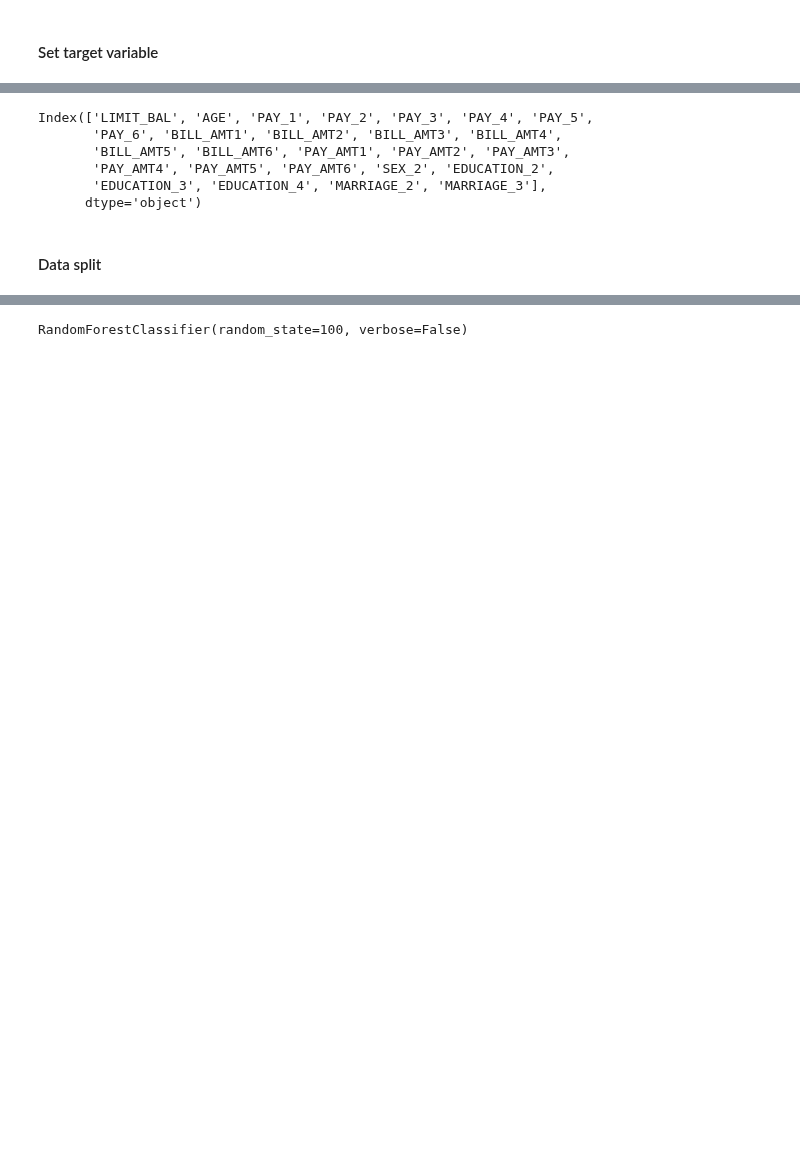
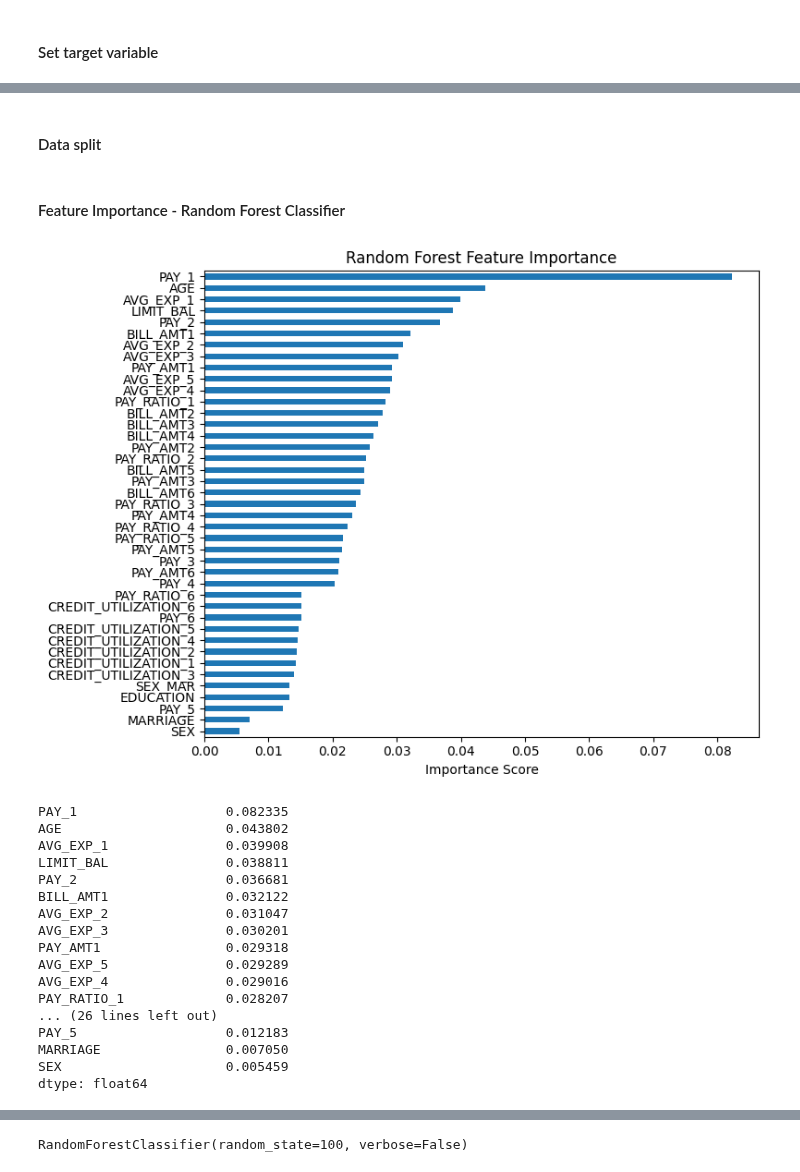
Before and after one commit to minjeoungneev/Default_Credit_Card, a Jupyter notebook: Models.ipynb, the cells around one changed output, grey strips where cells are left out. Drawn from its saved outputs; the diff is of its cells as text; code cells hidden in the pictures; blank space fills up the shorter version.

```diff
--- a/Models.ipynb
+++ b/Models.ipynb
@@ -17,5 +108,5 @@ df_encoded = pd.get_dummies(df, columns=categorical_columns, drop_first=True)
 # %% [markdown]
 #### Set target variable
 # %%
-y = df_encoded['Y'].copy()
-X = df_encoded.drop('Y', axis =1 ).copy()
+y = df['Y'].copy()
+X = df.drop('Y', axis =1 ).copy()
@@ -24,18 +113,3 @@ X = df_encoded.drop('Y', axis =1 ).copy()
-# %%
-from sklearn.preprocessing import StandardScaler
-
-scaler = StandardScaler()
-
-X = pd.DataFrame(scaler.fit_transform(X), columns = X.columns)
-# %%
-X.columns
-# %% [output]
-Index(['LIMIT_BAL', 'AGE', 'PAY_1', 'PAY_2', 'PAY_3', 'PAY_4', 'PAY_5',
-       'PAY_6', 'BILL_AMT1', 'BILL_AMT2', 'BILL_AMT3', 'BILL_AMT4',
-       'BILL_AMT5', 'BILL_AMT6', 'PAY_AMT1', 'PAY_AMT2', 'PAY_AMT3',
-       'PAY_AMT4', 'PAY_AMT5', 'PAY_AMT6', 'SEX_2', 'EDUCATION_2',
-       'EDUCATION_3', 'EDUCATION_4', 'MARRIAGE_2', 'MARRIAGE_3'],
-      dtype='object')
 # %% [markdown]
 #### Data split
 # %%
@@ -44 +116,38 @@ from sklearn.model_selection import train_test_split
 X_train, X_test, y_train, y_test = train_test_split(X, y, train_size = 0.8, random_state = 100, shuffle=True)
+# %% [markdown]
+#### Feature Importance - Random Forest Classifier
+# %%
+from sklearn.ensemble import RandomForestClassifier
+
+rf = RandomForestClassifier(n_estimators=100, random_state=42)
+rf.fit(X_train, y_train)
+
+importances = pd.Series(rf.feature_importances_, index=X.columns).sort_values(ascending=True)
+# %%
+plt.figure(figsize=(8, 6))
+importances.plot(kind='barh')
+plt.title("Random Forest Feature Importance")
+plt.xlabel("Importance Score")
+plt.tight_layout()
+plt.show()
+
+print(importances.sort_values(ascending=False))
+# %% [output]
+[figure, added]
+PAY_1                   0.082335
+AGE                     0.043802
+AVG_EXP_1               0.039908
+LIMIT_BAL               0.038811
+PAY_2                   0.036681
+BILL_AMT1               0.032122
+AVG_EXP_2               0.031047
+AVG_EXP_3               0.030201
+PAY_AMT1                0.029318
+AVG_EXP_5               0.029289
+AVG_EXP_4               0.029016
+PAY_RATIO_1             0.028207
+... (26 lines left out)
+PAY_5                   0.012183
+MARRIAGE                0.007050
+SEX                     0.005459
+dtype: float64
```
Also changed, not shown: parts of 50 cells of this notebook, 1 other file.
